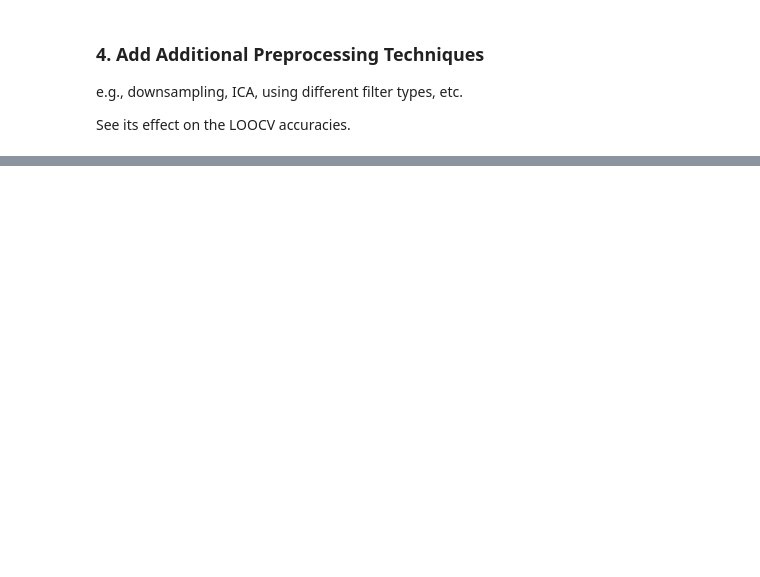
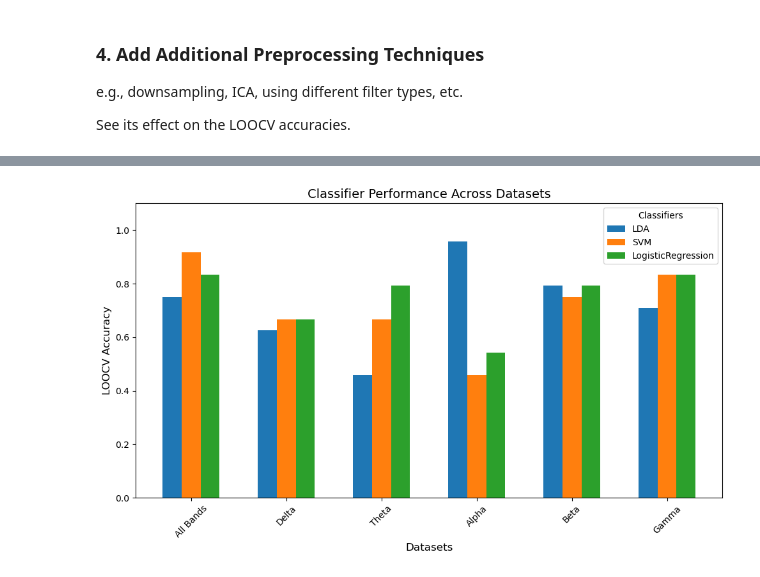
Before and after one commit to michaela10c/neurofeedback_analysis_pipeline, a Jupyter notebook: EEG_Data_Analysis_Pipeline.ipynb, the cells around one changed output, grey strips where cells are left out. Drawn from its saved outputs; the diff is of its cells as text; code cells hidden in the pictures; blank space fills up the shorter version.

```diff
--- a/EEG_Data_Analysis_Pipeline.ipynb
+++ b/EEG_Data_Analysis_Pipeline.ipynb
@@ -14,7 +14,7 @@ import matplotlib.pyplot as plt
 ### Define Initial Parameters
 # %%
 # TODO: Generalize within multiple subjects
-file_path = 'Faller_et_al_2019_PNAS_EEG_Neurofeedback_VR_Flight/S01_F_CL_Sil_50_100.mat'
+file_path = 'Faller_et_al_2019_PNAS_EEG_Neurofeedback_VR_Flight/S03_F_CL_Sil_50_100.mat'
 sampling_rate = 256 # Hz
 # %% [markdown]
 ### 1. Extract Trials (Epoching)
@@ -25,7 +25,7 @@ In short, extract the first 30 seconds of the easy trials data, and the last 30
 
 We should obtain two arrays, one for easy trials and one for hard trials, each with shape `(n_trials=12, n_channels=64, n_features=t_seconds * sampling_rate=30*256)`
 # %%
-def extract_trials(filepath, sampling_frequency = 256, sample_duration = 30):
+def extract_trials(filepath, sampling_frequency = 256, sample_duration = 30, downsample_rate = 1):
     with h5py.File(filepath, 'r') as f:
         raw_eeg_data = np.array(f['actualVariable']['EEG_full']['data']).T[:64]
         events = f['actualVariable']['EEG_full']['event']
@@ -65,16 +65,24 @@ def extract_trials(filepath, sampling_frequency = 256, sample_duration = 30):
 
             if trial_idx % 2 == 0:
                 data_segment = trial_data[:, :sample_duration*sampling_frequency]
+                if np.shape(data_segment)[1] != sample_duration*sampling_frequency:
+                    print("skipped trial")
+                    continue
+                data_segment = data_segment[:, ::downsample_rate]
                 easy_data_list.append(data_segment)
             else:
                 data_segment = trial_data[:, -sample_duration*sampling_frequency:]
+                if np.shape(data_segment)[1] != sample_duration*sampling_frequency:
+                    print("skipped trial")
+                    continue
+                data_segment = data_segment[:, ::downsample_rate]
                 hard_data_list.append(data_segment)
 
         easy_data_array = np.array(easy_data_list)  # Shape: (n_trials=12, n_channels=64, n_features=t_seconds * sampling_rate=30*256)
         hard_data_array = np.array(hard_data_list)  # Shape: (n_trials=12, n_channels=64, n_features=t_seconds * sampling_rate=30*256)
     return easy_data_array, hard_data_array
 # %%
-easy_trials, hard_trials = extract_trials(file_path)
+easy_trials, hard_trials = extract_trials(file_path, downsample_rate=5)
 # %%
 easy_trials.shape, hard_trials.shape
 # %% [output]
@@ -341,0 +396,22 @@ See its effect on the LOOCV accuracies.
+# %%
+## DOWNSAMPLE 1
+
+all_results_array = np.zeros((len(all_results), 18))
+for i, s in enumerate(all_results):
+    j = 0
+    for b in all_results[r]:
+        for c in all_results[r][b]:
+            all_results_array[i, j] = all_results[r][b][c]
+            j += 1
+
+results_avg = {}
+j = 0
+for d in all_results['01']:
+    results_avg[d] = {}
+    for c in classifiers:
+        results_avg[d][c] = all_results_array.mean(axis=0)[j]
+        j += 1
+
+plot_results(results_avg)
+# %% [output]
+[figure, added]
```
Also changed, not shown: parts of 9 cells of this notebook.
